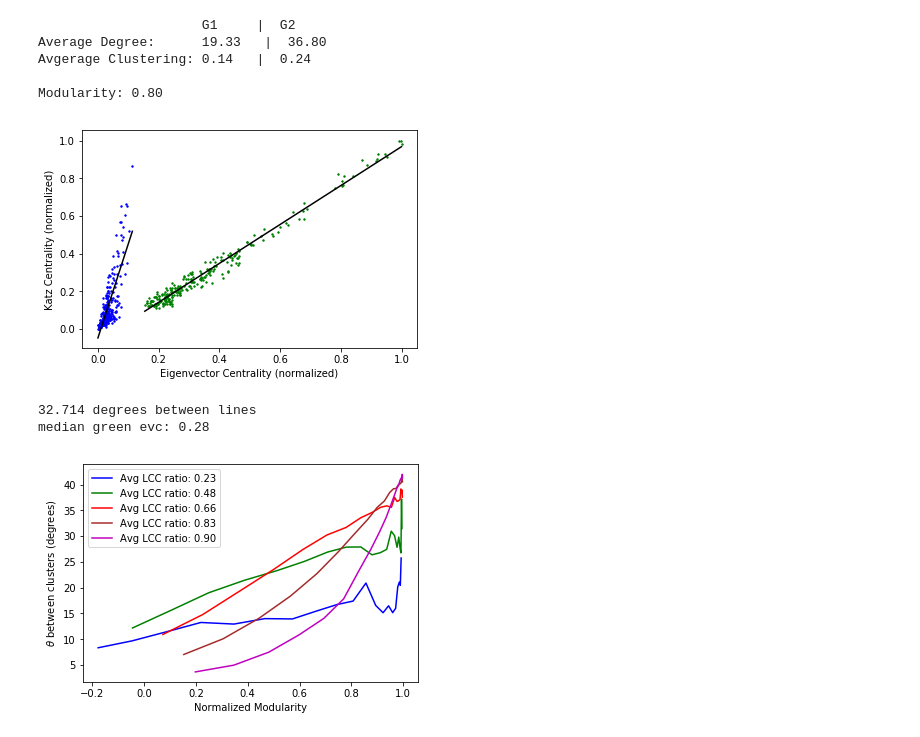
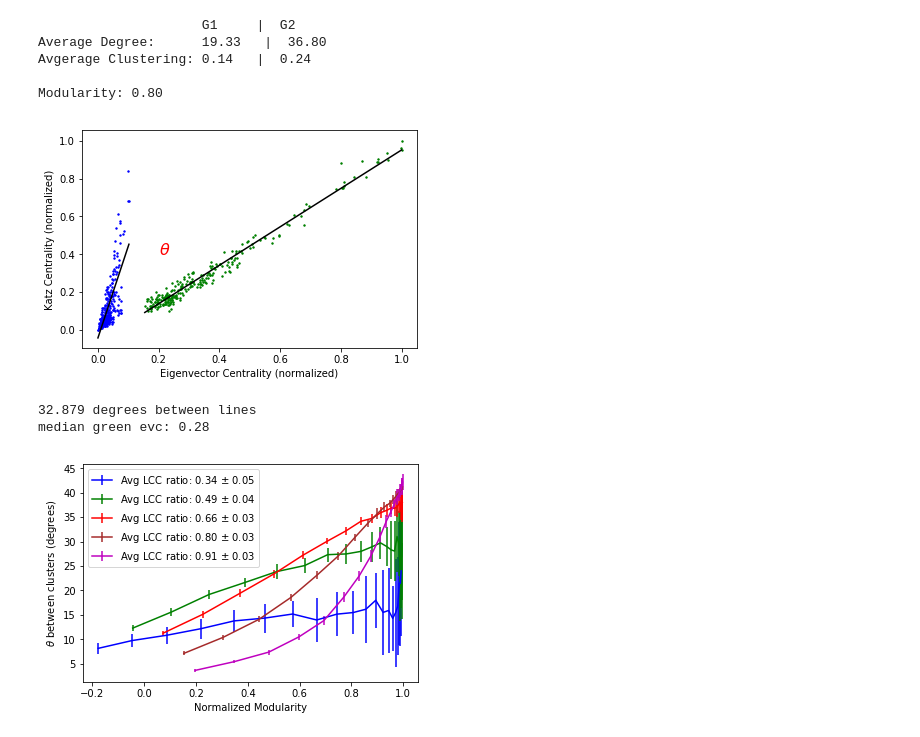
Before and after one commit to markditsworth/ModularityStudy, a Jupyter notebook: KEV.ipynb, the cells around one changed output. Cells and saved outputs as stored; diff of their text form; code cells hidden in the pictures.

```diff
--- a/KEV.ipynb
+++ b/KEV.ipynb
@@ -175,16 +119,17 @@ plt.scatter(evc2,kc2,s=2,c='g')
 plt.plot(xx2,yy2,c='k')
 plt.xlabel('Eigenvector Centrality (normalized)')
 plt.ylabel('Katz Centrality (normalized)')
+plt.text(0.2,0.4,r'$\theta$',fontsize=16,color='r')
 plt.show()
 print "%.3f degrees between lines"%(np.abs(np.arctan(m1) - np.arctan(m2))*180/np.pi)
 print "median green evc: %.2f"%(np.median(evc2))
 # %% [output]
-[figure, old version]
+[figure, new version]
-32.714 degrees between lines
+32.879 degrees between lines
 median green evc: 0.28
 # %%
-%%time
-SAMPLES=10
+#%%time
+SAMPLES=30
 
 size1 = 250
 size2 = 250
@@ -194,38 +139,43 @@ colors = ['b','g','r','brown','m']
 for j,edge1 in enumerate([3,6,10,14,17]):
     modu = np.empty((SAMPLES,20))
     angle = np.empty((SAMPLES,20))
+    ratios = np.empty((SAMPLES,20))
     for i in range(SAMPLES):
         modularity = []
         angle_diff = []
+        ratio = []
         for common_edges in np.logspace(1,np.log10(6000),20,dtype=int):
             avgDeg1, avgDeg2, avgLcc1, avgLcc2, mod, evc, kc = modular_graph(size1, size2, edge1, edge2, common_edges)
             modularity.append(mod)
-            ratio = avgLcc1 / avgLcc2
+            ratio.append(avgLcc1 / avgLcc2)
             evc = (evc - np.min(evc)) / np.max(evc - np.min(evc))
             kc = (kc - np.min(kc)) / np.max(kc - np.min(kc))
 
             evc1 = evc[np.arange(size1)]
             evc2 = evc[np.arange(size2)+size1]
             kc1 = kc[np.arange(size1)]
             kc2 = kc[np.arange(size2)+size1]
 
 
             m1, b1, _,_,_ = linregress(evc1,kc1)
             m2,b2,_,_,_ = linregress(evc2,kc2)
 
             theta1 = np.arctan(m1)
             theta2 = np.arctan(m2)
 
             diff = np.abs(theta1-theta2)
             angle_diff.append(diff* (180 / np.pi))
         modu[i,:] = modularity
         angle[i,:] = angle_diff
+        ratios[i,:] = ratio
 
-    plt.plot(np.mean(modu,axis=0),np.mean(angle,axis=0),c=colors[j],label='Avg LCC ratio: %.2f'%(ratio))
+    #plt.plot(np.mean(modu,axis=0),np.mean(angle,axis=0),c=colors[j],label='Avg LCC ratio: %.2f'%(ratio))
+    plt.errorbar(np.mean(modu,axis=0),np.mean(angle,axis=0),yerr = np.std(angle,axis=0),
+                 color=colors[j],label=r'Avg LCC ratio: %.2f $\pm$ %.2f'%(np.mean(ratios),np.std(ratios)))
 
 plt.legend()
 plt.xlabel('Normalized Modularity')
 plt.ylabel(r'$\theta$ between clusters (degrees)')
 plt.show()
 # %% [output]
-[figure, old version]
+[figure, new version]
```
Also changed, not shown: parts of 8 cells of this notebook, 34 other files.
